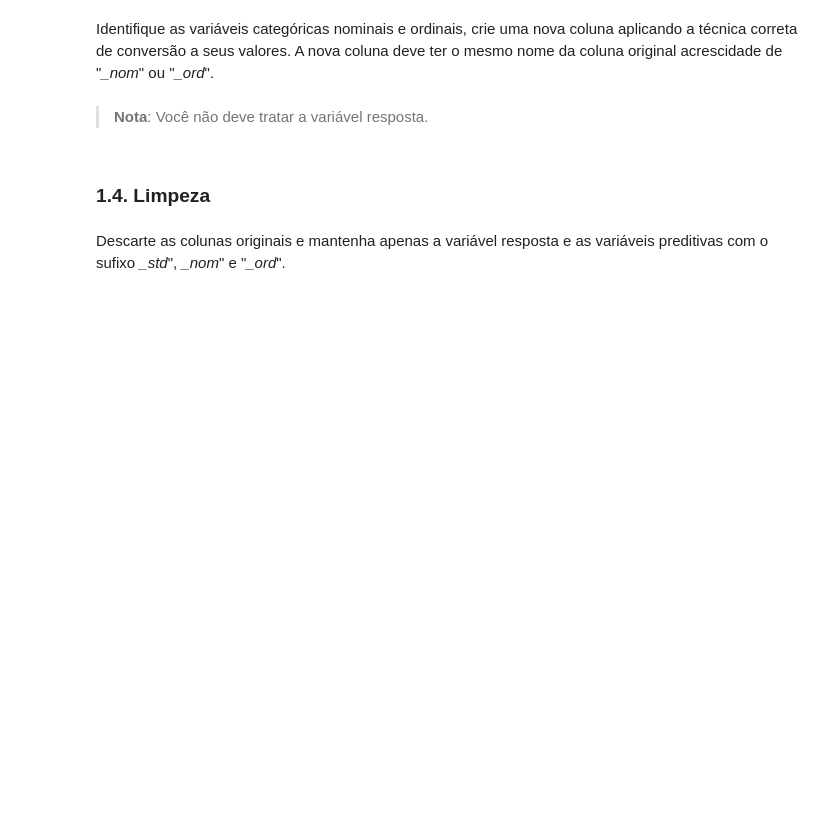
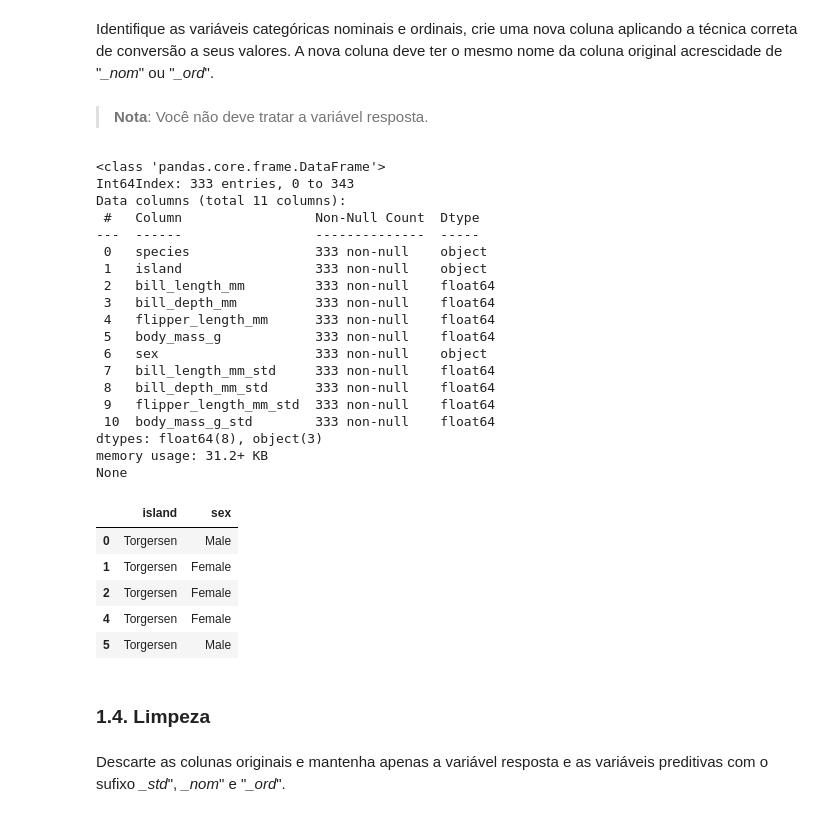
Before and after one commit to armando-nahmias/EBAC, a Jupyter notebook: AD/PAD_M23_Resposta.ipynb, the cells around one changed output. Drawn from its saved outputs; the diff is of its cells as text; code cells hidden in the pictures; blank space fills up the shorter version.

```diff
--- a/AD/PAD_M23_Resposta.ipynb
+++ b/AD/PAD_M23_Resposta.ipynb
@@ -76,7 +76,8 @@ Identifique as variáveis numéricas e crie uma nova coluna **padronizando** seu
 > **Nota**: Você não deve tratar a variável resposta.
 # %%
 print(data.info())
-print(data.select_dtypes('float64').columns)
+colunas = data.select_dtypes('float64').columns
+print(colunas)
 # %% [output]
 <class 'pandas.core.frame.DataFrame'>
 Int64Index: 333 entries, 0 to 343
@@ -96,14 +97,16 @@ None
 Index(['bill_length_mm', 'bill_depth_mm', 'flipper_length_mm', 'body_mass_g'], dtype='object')
 # %%
 # resposta da questão 1.2
-#coluna 'bill_length_mm'
-media = data['bill_length_mm'].mean()
-print(f'A média da coluna bill_length_mm é {media}')
 
-desvio_padrao = data['bill_length_mm'].std()
-print(f'O desvio padrão da coluna bill_length_mm é {desvio_padrao}')
+for coluna in colunas:
 
-data['bill_length_mm_std'] = data['bill_length_mm'].apply(lambda item: (item - media) / desvio_padrao)
+    media = data[coluna].mean()
+    print(f'A média da {coluna} é {media}')
+
+    desvio_padrao = data[coluna].std()
+    print(f'O desvio padrão da {coluna} é {desvio_padrao}')
+
+    data[f'{coluna}_std'] = data[coluna].apply(lambda item: (item - media) / desvio_padrao)
 
 data.head()
 # %% [output]
@@ -123,3 +132,32 @@ Identifique as variáveis categóricas nominais e ordinais, crie uma nova coluna
 > **Nota**: Você não deve tratar a variável resposta.
 # %%
 # resposta da questão 1.3
+print(data.info())
+colunas = ['island', 'sex']
+data[colunas].head()
+# %% [output]
+<class 'pandas.core.frame.DataFrame'>
+Int64Index: 333 entries, 0 to 343
+Data columns (total 11 columns):
+ #   Column                 Non-Null Count  Dtype
+---  ------                 --------------  -----
+ 0   species                333 non-null    object
+ 1   island                 333 non-null    object
+ 2   bill_length_mm         333 non-null    float64
+ 3   bill_depth_mm          333 non-null    float64
+ 4   flipper_length_mm      333 non-null    float64
+ 5   body_mass_g            333 non-null    float64
+ 6   sex                    333 non-null    object
+ 7   bill_length_mm_std     333 non-null    float64
+ 8   bill_depth_mm_std      333 non-null    float64
+ 9   flipper_length_mm_std  333 non-null    float64
+ 10  body_mass_g_std        333 non-null    float64
+dtypes: float64(8), object(3)
+memory usage: 31.2+ KB
+None
+|  | island | sex |
+| 0 | Torgersen | Male |
+| 1 | Torgersen | Female |
+| 2 | Torgersen | Female |
+| 4 | Torgersen | Female |
+| 5 | Torgersen | Male |
```
Also changed, not shown: parts of 3 cells of this notebook, 1 other file.
